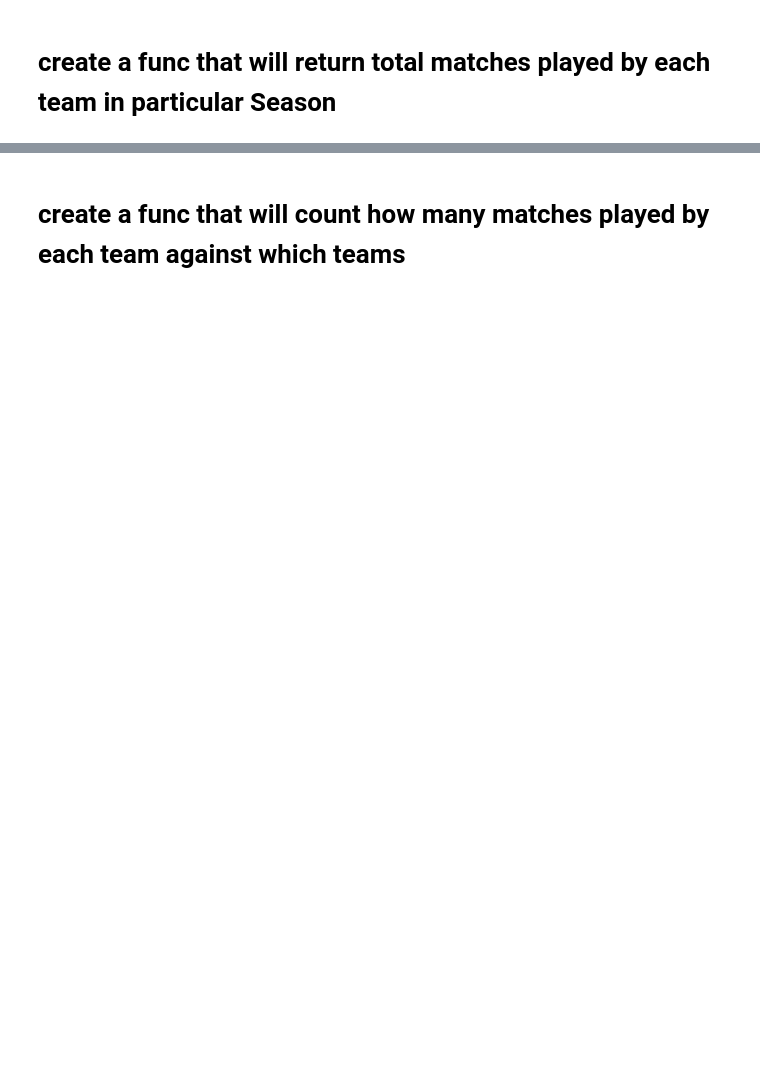
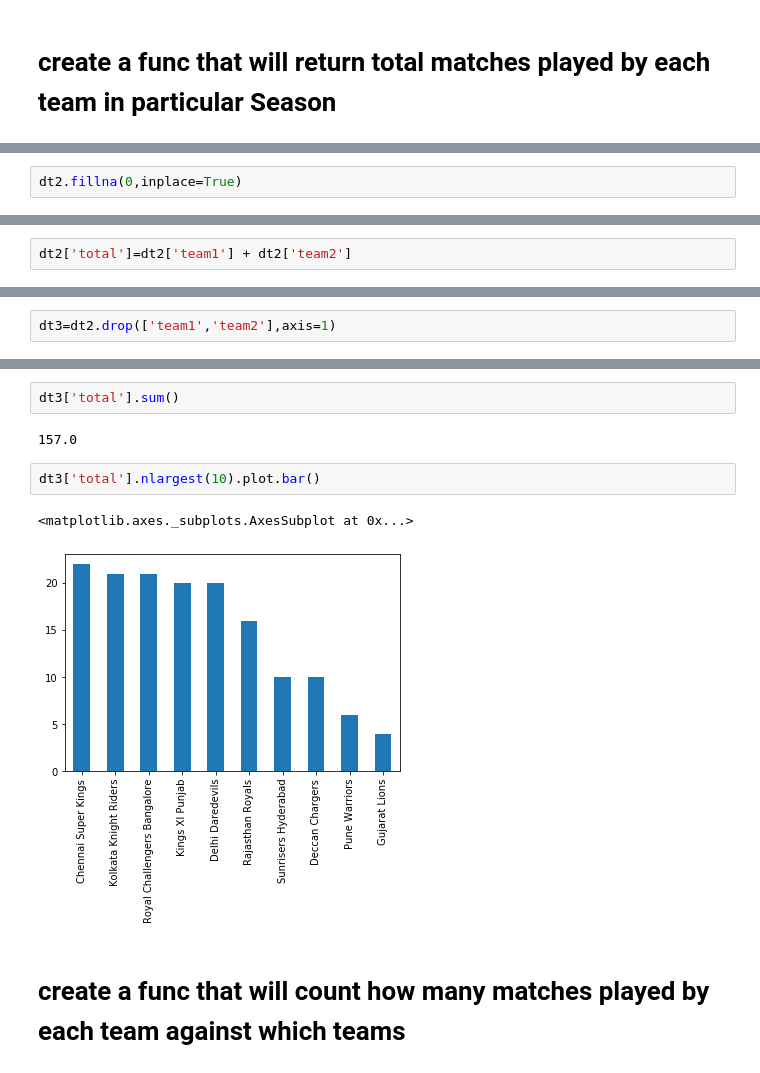
Before and after one commit to shan-2205/EDA, a Jupyter notebook: IPL.ipynb, the cells around one changed output, grey strips where cells are left out. Saved outputs shown, nothing was run; the diff lists cells and outputs as text; blank space fills up the shorter version.

```diff
--- a/IPL.ipynb
+++ b/IPL.ipynb
@@ -769,0 +816,2 @@ plt.show()
+# %%
+dt2.fillna(0,inplace=True)
@@ -769,0 +836,2 @@ plt.show()
+# %%
+dt2['total']=dt2['team1'] + dt2['team2']
@@ -769,0 +860,2 @@ plt.show()
+# %%
+dt3=dt2.drop(['team1','team2'],axis=1)
@@ -770,3 +881,12 @@ plt.show()
+# %%
+dt3['total'].sum()
+# %% [output]
+157.0
+# %%
+dt3['total'].nlargest(10).plot.bar()
+# %% [output]
+<matplotlib.axes._subplots.AxesSubplot at 0x...>
+[figure, added]
 # %% [markdown]
 # create a func that will count how many matches played by each team against which teams
 # %%
```
Also changed, not shown: parts of 47 cells of this notebook.
